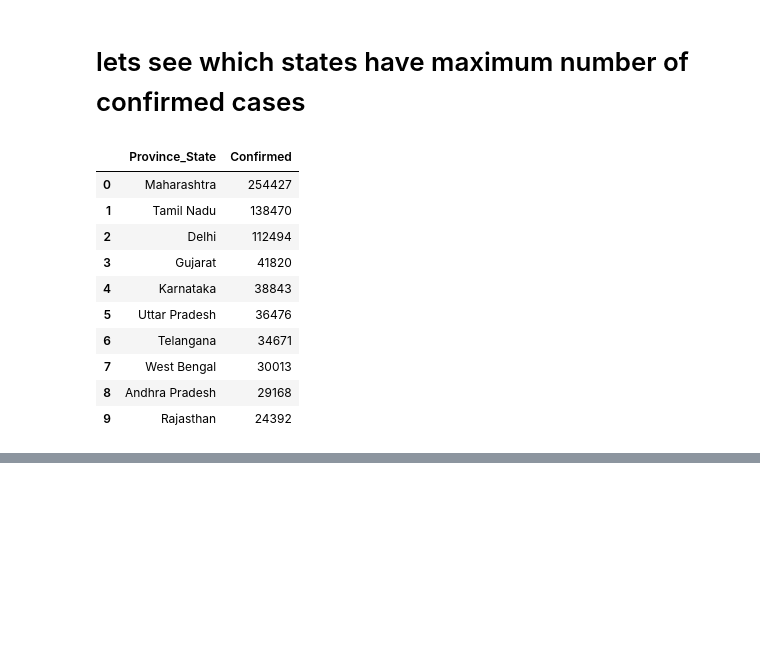
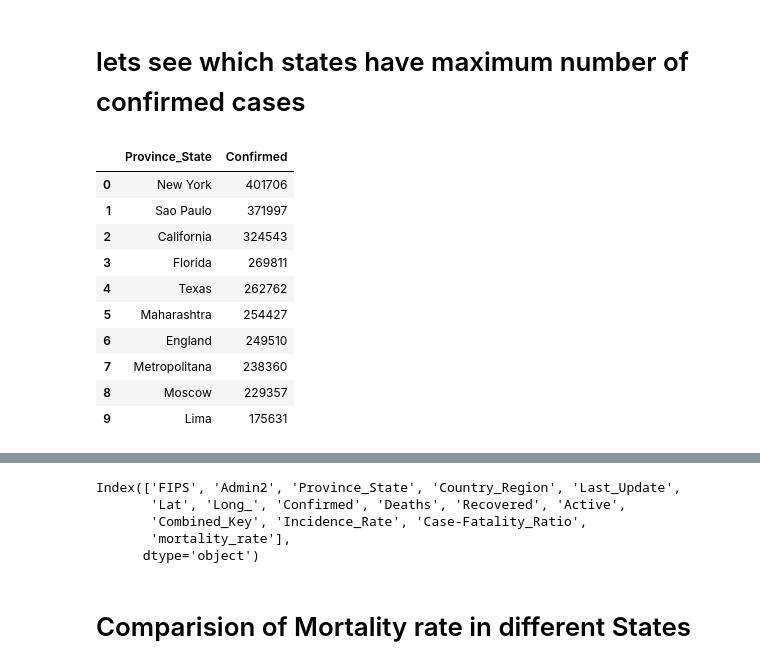
Before and after one commit to fakhruddin2012/Covid-19-Analysis, a Jupyter notebook: Covid Analysis.ipynb, the cells around one changed output, grey strips where cells are left out. Saved outputs shown, nothing was run; the diff lists cells and outputs as text; code cells hidden in the pictures; blank space fills up the shorter version.

```diff
--- a/Covid Analysis.ipynb
+++ b/Covid Analysis.ipynb
@@ -470,0 +512,3 @@ fig.show()
+# %%
+csse=csse[csse['Confirmed']!=0]
+csse
@@ -470,0 +529,3 @@ fig.show()
+# %%
+csse['mortality_rate']=csse.Deaths/csse['Confirmed']
+csse.head()
@@ -486,21 +609,21 @@ india.head()
 # %% [markdown]
 # lets see which states have maximum number of confirmed cases
 # %%
-con_in=india.groupby('Province_State')['Confirmed'].sum().sort_values(ascending=False)[:10].to_frame()
+con_in=csse.groupby('Province_State')['Confirmed'].sum().sort_values(ascending=False)[:10].to_frame()
 con_in=con_in.reset_index()
 con_in
 # %% [output]
 |  | Province_State | Confirmed |
-| 0 | Maharashtra | 254427 |
-| 1 | Tamil Nadu | 138470 |
-| 2 | Delhi | 112494 |
-| 3 | Gujarat | 41820 |
-| 4 | Karnataka | 38843 |
-| 5 | Uttar Pradesh | 36476 |
-| 6 | Telangana | 34671 |
-| 7 | West Bengal | 30013 |
-| 8 | Andhra Pradesh | 29168 |
-| 9 | Rajasthan | 24392 |
+| 0 | New York | 401706 |
+| 1 | Sao Paulo | 371997 |
+| 2 | California | 324543 |
+| 3 | Florida | 269811 |
+| 4 | Texas | 262762 |
+| 5 | Maharashtra | 254427 |
+| 6 | England | 249510 |
+| 7 | Metropolitana | 238360 |
+| 8 | Moscow | 229357 |
+| 9 | Lima | 175631 |
 # %%
 fig = go.Figure(data=[go.Bar(
             x=con_in['Province_State'], y=con_in['Confirmed'],
@@ -520,3 +643,13 @@ fig.update_layout(
 fig.show()
 # %% [output]
 [interactive output not drawn]
+# %%
+india.columns
+# %% [output]
+Index(['FIPS', 'Admin2', 'Province_State', 'Country_Region', 'Last_Update',
+       'Lat', 'Long_', 'Confirmed', 'Deaths', 'Recovered', 'Active',
+       'Combined_Key', 'Incidence_Rate', 'Case-Fatality_Ratio',
+       'mortality_rate'],
+      dtype='object')
+# %% [markdown]
+# Comparision of Mortality rate in different States
```
Also changed, not shown: parts of 28 cells of this notebook.
